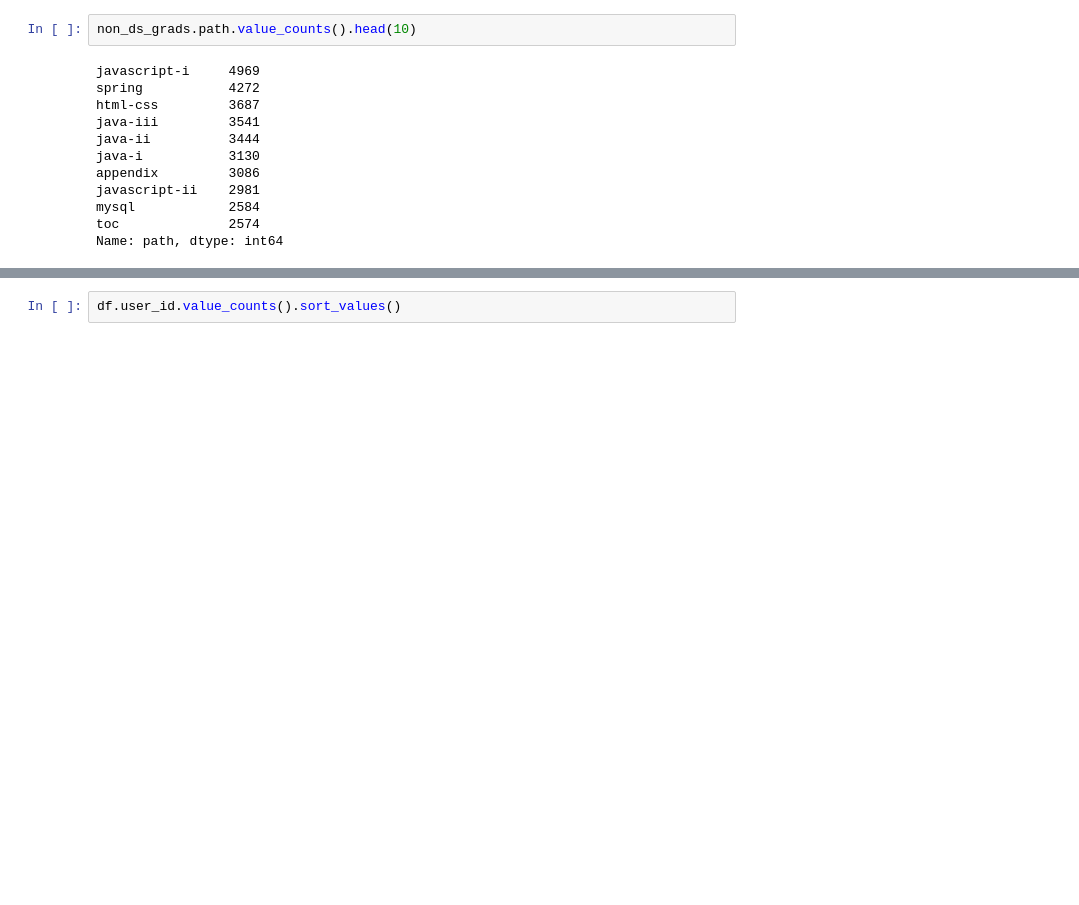
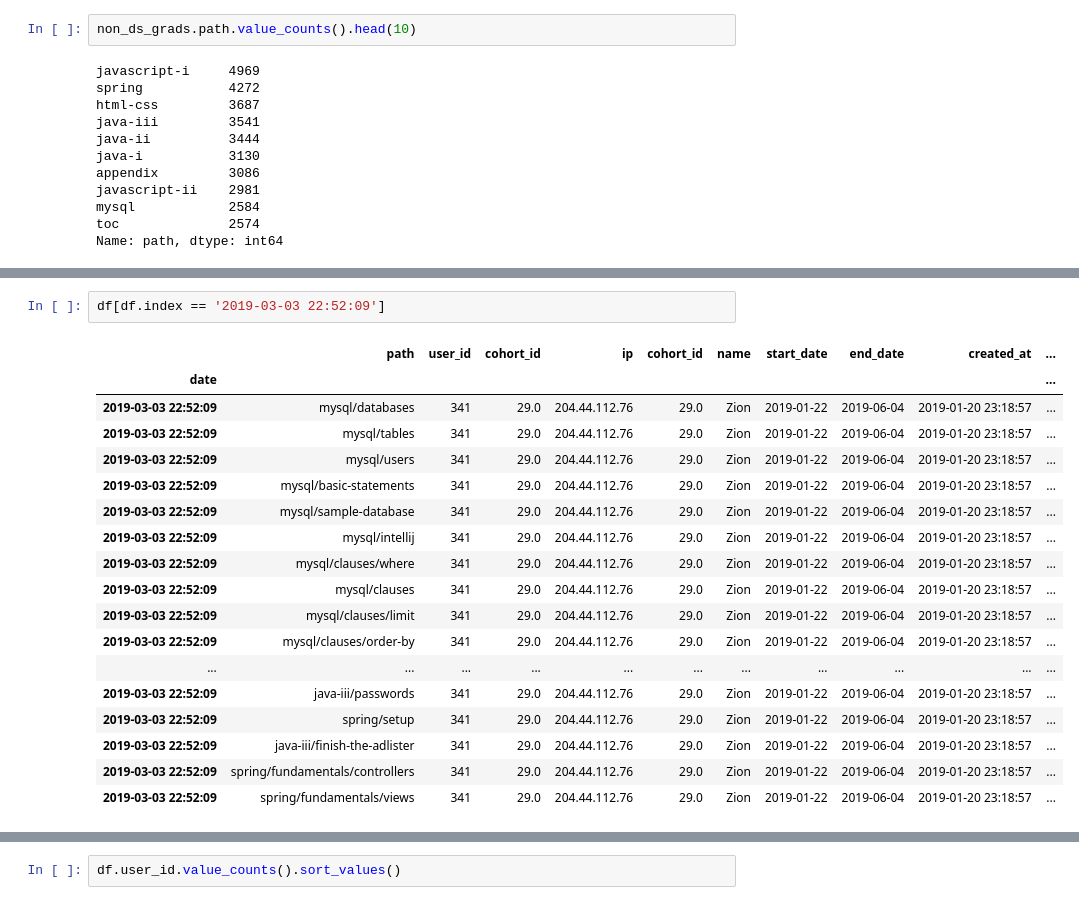
Before and after one commit to Joshua-C-Bryant/anomaly-detection-exercises, a Jupyter notebook: anomaly-detection-project.ipynb, the cells around one changed output, grey strips where cells are left out. Cells and saved outputs as stored; diff of their text form; blank space fills up the shorter version.

```diff
--- a/anomaly-detection-project.ipynb
+++ b/anomaly-detection-project.ipynb
@@ -435,0 +640,21 @@ Name: path, dtype: int64
+# %%
+df[df.index == '2019-03-03 22:52:09']
+# %% [output]
+|  | path | user_id | cohort_id | ip | cohort_id | name | start_date | end_date | created_at | ... |
+| date |  |  |  |  |  |  |  |  |  | ... |
+| 2019-03-03 22:52:09 | mysql/databases | 341 | 29.0 | 204.44.112.76 | 29.0 | Zion | 2019-01-22 | 2019-06-04 | 2019-01-20 23:18:57 | ... |
+| 2019-03-03 22:52:09 | mysql/tables | 341 | 29.0 | 204.44.112.76 | 29.0 | Zion | 2019-01-22 | 2019-06-04 | 2019-01-20 23:18:57 | ... |
+| 2019-03-03 22:52:09 | mysql/users | 341 | 29.0 | 204.44.112.76 | 29.0 | Zion | 2019-01-22 | 2019-06-04 | 2019-01-20 23:18:57 | ... |
+| 2019-03-03 22:52:09 | mysql/basic-statements | 341 | 29.0 | 204.44.112.76 | 29.0 | Zion | 2019-01-22 | 2019-06-04 | 2019-01-20 23:18:57 | ... |
+| 2019-03-03 22:52:09 | mysql/sample-database | 341 | 29.0 | 204.44.112.76 | 29.0 | Zion | 2019-01-22 | 2019-06-04 | 2019-01-20 23:18:57 | ... |
+| 2019-03-03 22:52:09 | mysql/intellij | 341 | 29.0 | 204.44.112.76 | 29.0 | Zion | 2019-01-22 | 2019-06-04 | 2019-01-20 23:18:57 | ... |
+| 2019-03-03 22:52:09 | mysql/clauses/where | 341 | 29.0 | 204.44.112.76 | 29.0 | Zion | 2019-01-22 | 2019-06-04 | 2019-01-20 23:18:57 | ... |
+| 2019-03-03 22:52:09 | mysql/clauses | 341 | 29.0 | 204.44.112.76 | 29.0 | Zion | 2019-01-22 | 2019-06-04 | 2019-01-20 23:18:57 | ... |
+| 2019-03-03 22:52:09 | mysql/clauses/limit | 341 | 29.0 | 204.44.112.76 | 29.0 | Zion | 2019-01-22 | 2019-06-04 | 2019-01-20 23:18:57 | ... |
+| 2019-03-03 22:52:09 | mysql/clauses/order-by | 341 | 29.0 | 204.44.112.76 | 29.0 | Zion | 2019-01-22 | 2019-06-04 | 2019-01-20 23:18:57 | ... |
+| ... | ... | ... | ... | ... | ... | ... | ... | ... | ... | ... |
+| 2019-03-03 22:52:09 | java-iii/passwords | 341 | 29.0 | 204.44.112.76 | 29.0 | Zion | 2019-01-22 | 2019-06-04 | 2019-01-20 23:18:57 | ... |
+| 2019-03-03 22:52:09 | spring/setup | 341 | 29.0 | 204.44.112.76 | 29.0 | Zion | 2019-01-22 | 2019-06-04 | 2019-01-20 23:18:57 | ... |
+| 2019-03-03 22:52:09 | java-iii/finish-the-adlister | 341 | 29.0 | 204.44.112.76 | 29.0 | Zion | 2019-01-22 | 2019-06-04 | 2019-01-20 23:18:57 | ... |
+| 2019-03-03 22:52:09 | spring/fundamentals/controllers | 341 | 29.0 | 204.44.112.76 | 29.0 | Zion | 2019-01-22 | 2019-06-04 | 2019-01-20 23:18:57 | ... |
+| 2019-03-03 22:52:09 | spring/fundamentals/views | 341 | 29.0 | 204.44.112.76 | 29.0 | Zion | 2019-01-22 | 2019-06-04 | 2019-01-20 23:18:57 | ... |
```
Also changed, not shown: parts of 41 cells of this notebook.
